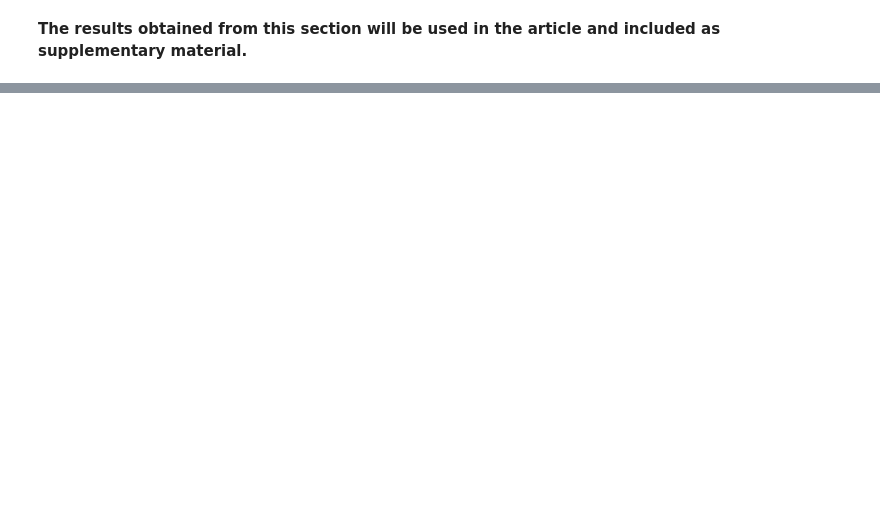
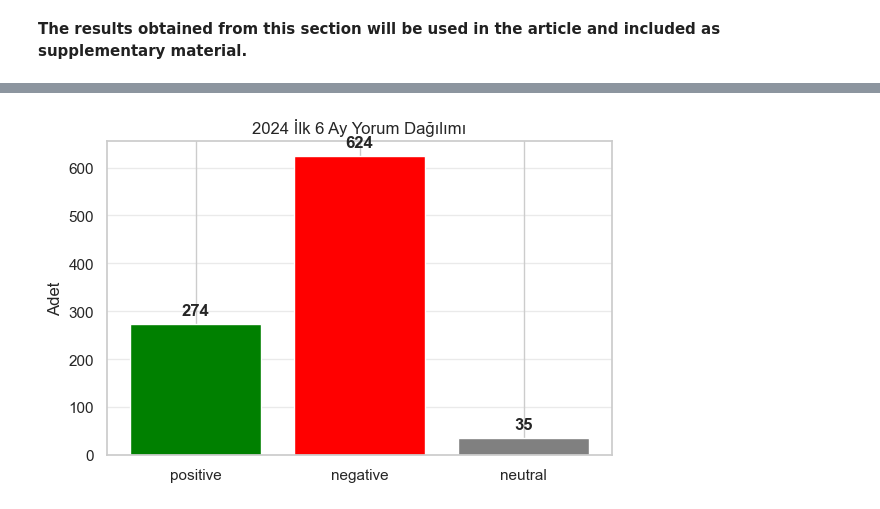
Before and after one commit to enisba/paycell-review-analysis, a Jupyter notebook: Notebooks/04_visualization.ipynb, the cells around one changed output, grey strips where cells are left out. Saved outputs shown, nothing was run; the diff lists cells and outputs as text; code cells hidden in the pictures; blank space fills up the shorter version.

```diff
--- a/Notebooks/04_visualization.ipynb
+++ b/Notebooks/04_visualization.ipynb
@@ -745,0 +848,90 @@ plt.show()
+# %%
+import pandas as pd
+import matplotlib.pyplot as plt
+
+df["Tarih"] = pd.to_datetime(df["Tarih"], errors="coerce")
+df = df.dropna(subset=["Tarih"])
+
+df["Yıl"] = df["Tarih"].dt.year
+df["Ay"] = df["Tarih"].dt.month
+
+def score_to_sentiment(score):
+    if score > 3:
+        return "positive"
+    elif score < 3:
+        return "negative"
+    else:
+        return "neutral"
+
+df["sent_norm"] = df["Puan"].apply(score_to_sentiment)
+
+def get_period(row):
+    if row["Yıl"] == 2024 and row["Ay"] <= 6:
+        return "2024 İlk 6 Ay"
+    elif row["Yıl"] == 2024 and row["Ay"] > 6:
+        return "2024 Son 6 Ay"
+    elif row["Yıl"] == 2025 and row["Ay"] <= 6:
+        return "2025 İlk 6 Ay"
+    elif row["Yıl"] == 2025 and row["Ay"] > 6:
+        return "2025 Son 6 Ay"
+    else:
+        return None
+
+df["Dönem"] = df.apply(get_period, axis=1)
+
+periods = [
+    "2024 İlk 6 Ay",
+    "2024 Son 6 Ay",
+    "2025 İlk 6 Ay",
+    "2025 Son 6 Ay"
+]
+
+wanted = df[df["Dönem"].isin(periods)].copy()
+
+ct = pd.crosstab(
+    wanted["Dönem"],
+    wanted["sent_norm"]
+).reindex(
+    index=periods,
+    columns=["positive", "negative", "neutral"],
+    fill_value=0
+)
+
+display(ct)
+
+sentiment_colors = {
+    "positive": "green",
+    "negative": "red",
+    "neutral": "gray"
+}
+
+for per in periods:
+    if per not in ct.index:
+        continue
+
+    labels = ["positive", "negative", "neutral"]
+    vals = ct.loc[per, labels].values
+    colors = [sentiment_colors[l] for l in labels]
+
+    fig, ax = plt.subplots(figsize=(6, 4))
+    bars = ax.bar(labels, vals, color=colors)
+
+    ax.set_title(f"{per} Yorum Dağılımı")
+    ax.set_ylabel("Adet")
+    ax.grid(True, axis="y", alpha=0.4)
+
+    max_val = max(vals) if max(vals) > 0 else 1
+
+    for bar, val in zip(bars, vals):
+        ax.text(
+            bar.get_x() + bar.get_width() / 2,
+            bar.get_height() + max_val * 0.02,
+            str(int(val)),
+            ha="center",
+            va="bottom",
+            fontweight="bold"
+        )
+
+    plt.tight_layout()
+    plt.show()
+# %% [output]
@@ -745,0 +944 @@ plt.show()
+[figure, added]
```
Also changed, not shown: parts of 27 cells of this notebook.
